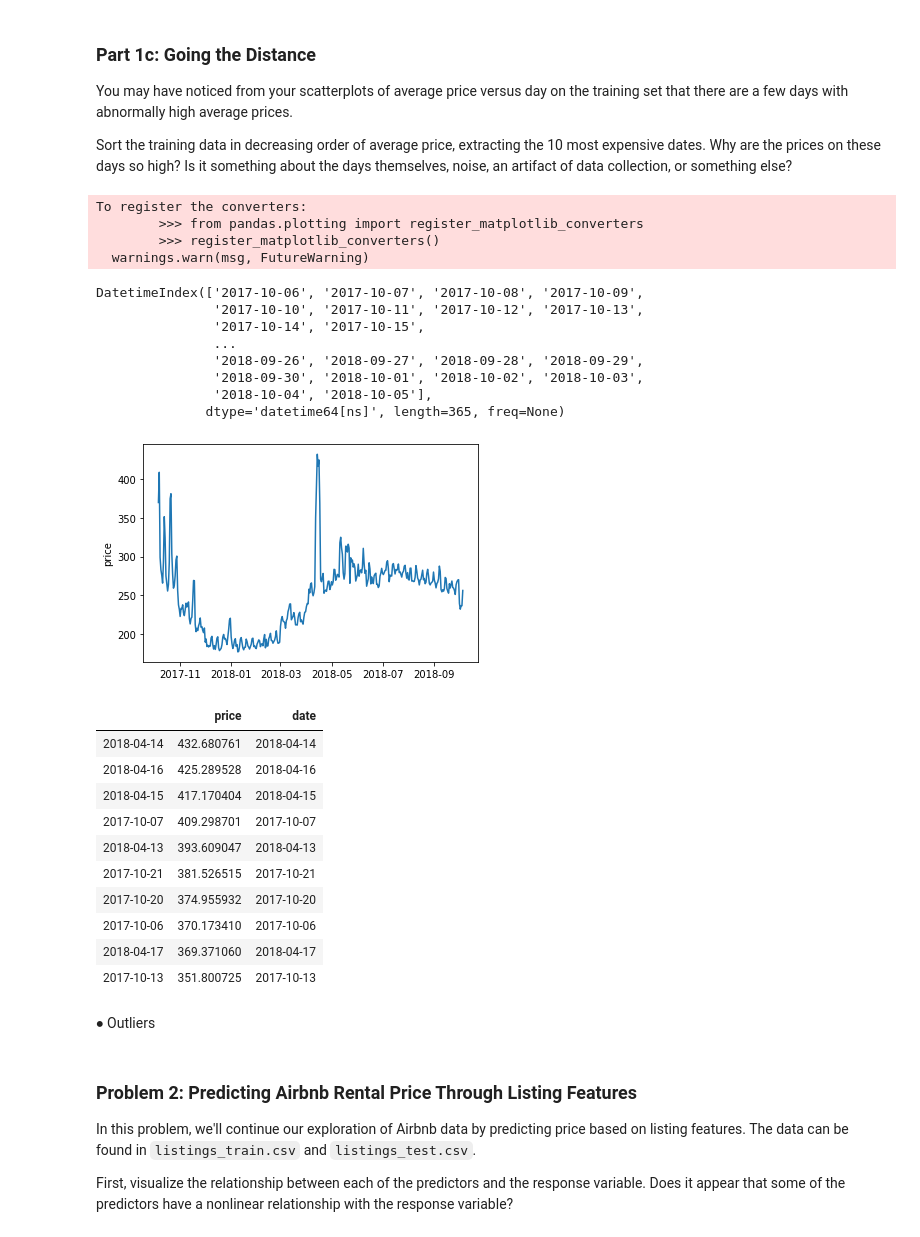
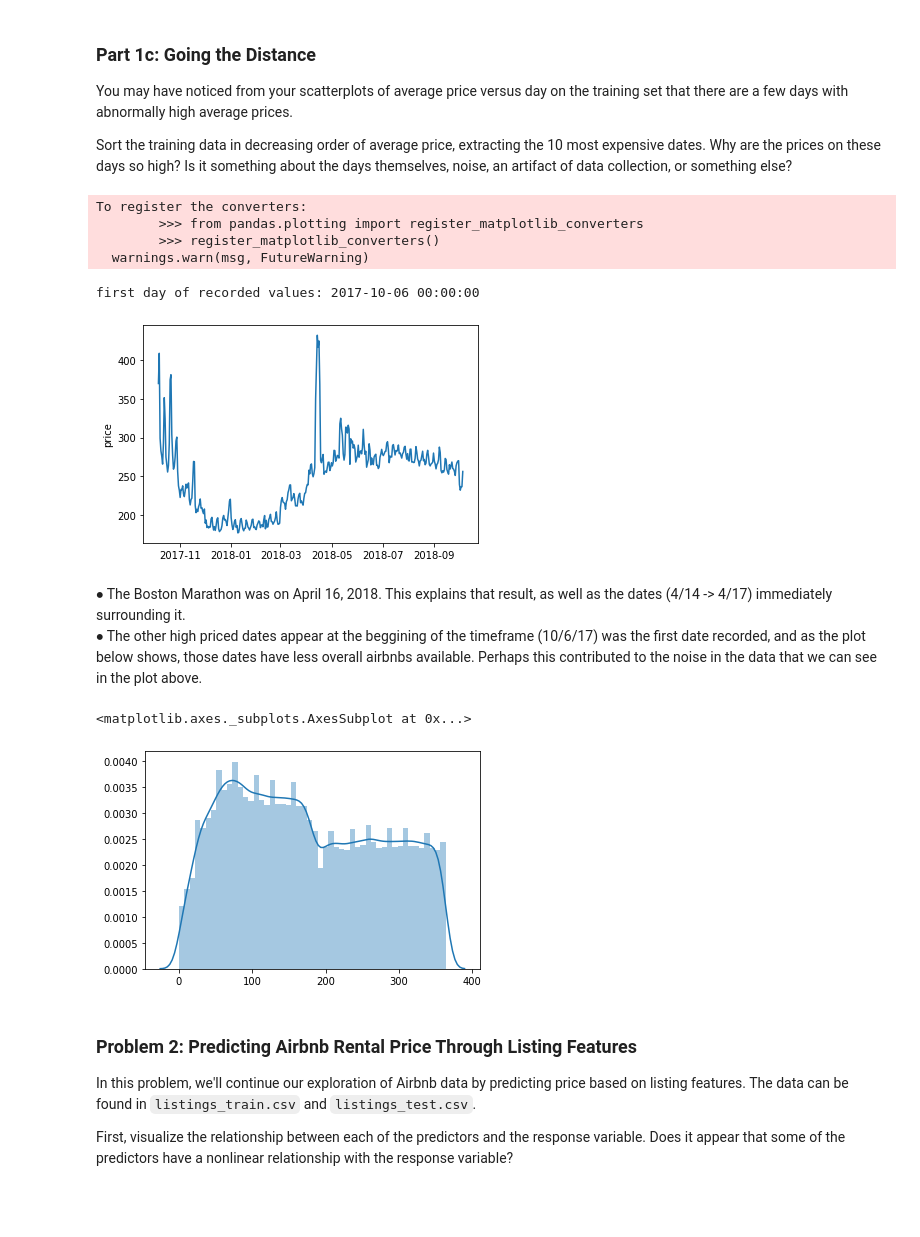
Before and after one commit to blindedjoy/2020-CS109B, a Jupyter notebook: content/homeworks/hw01/cs109b_hw1.ipynb, the cells around one changed output. Saved outputs shown, nothing was run; the diff lists cells and outputs as text; code cells hidden in the pictures; blank space fills up the shorter version.

```diff
--- a/content/homeworks/hw01/cs109b_hw1.ipynb
+++ b/content/homeworks/hw01/cs109b_hw1.ipynb
@@ -494,44 +542,32 @@ Sort the training data in decreasing order of average price, extracting the 10 m
 # %%
 #your code here
 dtidx = pd.DatetimeIndex(np.unique(cal_train_available['date']))
-dff = pd.DataFrame(daily_avgs, dtidx )
+dff = pd.DataFrame(list(daily_avgs['price']), dtidx )
 dff.columns =["price"]
 
 dff.head(10)
 dff["date"]=dtidx
-#cal_train_available2.head(10)
+
+dff.sort_values(by=['price'], ascending = False).head(10)
+
+
 sns.lineplot(x = dtidx, y = "price",data = dff)
-dtidx
+print("first day of recorded values: " + str(min(cal_train_available['date'])))
 # %% [output]
 To register the converters:
         >>> from pandas.plotting import register_matplotlib_converters
         >>> register_matplotlib_converters()
   warnings.warn(msg, FutureWarning)
-DatetimeIndex(['2017-10-06', '2017-10-07', '2017-10-08', '2017-10-09',
-               '2017-10-10', '2017-10-11', '2017-10-12', '2017-10-13',
-               '2017-10-14', '2017-10-15',
-               ...
-               '2018-09-26', '2018-09-27', '2018-09-28', '2018-09-29',
-               '2018-09-30', '2018-10-01', '2018-10-02', '2018-10-03',
-               '2018-10-04', '2018-10-05'],
-              dtype='datetime64[ns]', length=365, freq=None)
+first day of recorded values: 2017-10-06 00:00:00
 [figure]
-# %%
-dff.sort_values(by=['price'], ascending = False).head(10)
-# %% [output]
-|  | price | date |
-| 2018-04-14 | 432.680761 | 2018-04-14 |
-| 2018-04-16 | 425.289528 | 2018-04-16 |
-| 2018-04-15 | 417.170404 | 2018-04-15 |
-| 2017-10-07 | 409.298701 | 2017-10-07 |
-| 2018-04-13 | 393.609047 | 2018-04-13 |
-| 2017-10-21 | 381.526515 | 2017-10-21 |
-| 2017-10-20 | 374.955932 | 2017-10-20 |
-| 2017-10-06 | 370.173410 | 2017-10-06 |
-| 2018-04-17 | 369.371060 | 2018-04-17 |
-| 2017-10-13 | 351.800725 | 2017-10-13 |
-# %% [markdown]
-$\bullet$ Outliers
+# %% [markdown]
+$\bullet$ The Boston Marathon was on April 16, 2018. This explains that result, as well as the dates (4/14 -> 4/17) immediately surrounding it.
+$\bullet$ The other high priced dates appear at the beggining of the timeframe (10/6/17) was the first date recorded, and as the plot below shows, those dates have less overall airbnbs available. Perhaps this contributed to the noise in the data that we can see in the plot above.
+# %%
+sns.distplot(list(num_dates))
+# %% [output]
+<matplotlib.axes._subplots.AxesSubplot at 0x...>
+[figure, added]
 # %% [markdown]
 ### Problem 2: Predicting Airbnb Rental Price Through Listing Features
 
```
Also changed, not shown: parts of 69 cells of this notebook.
